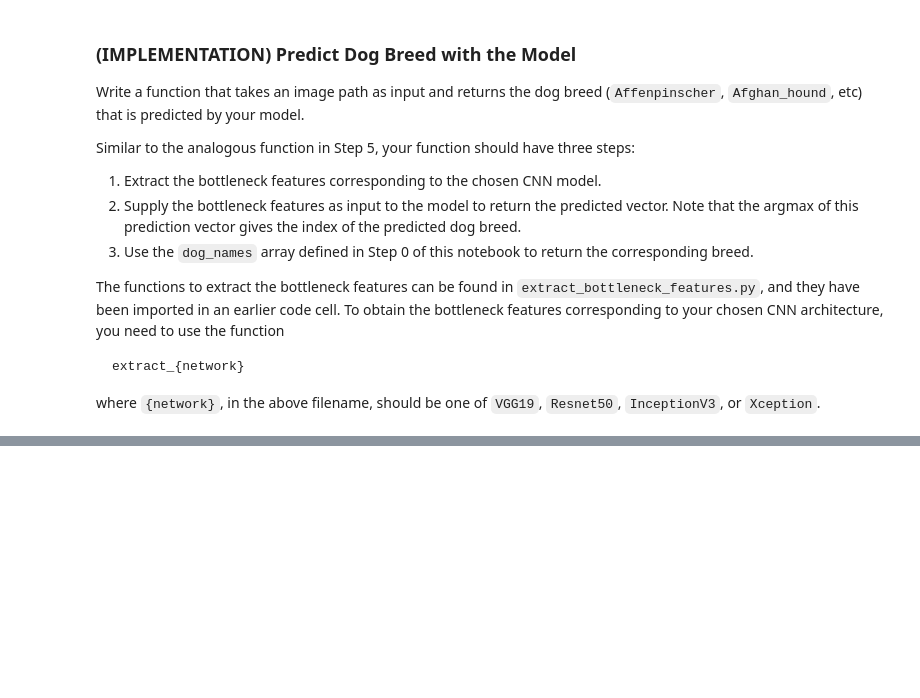
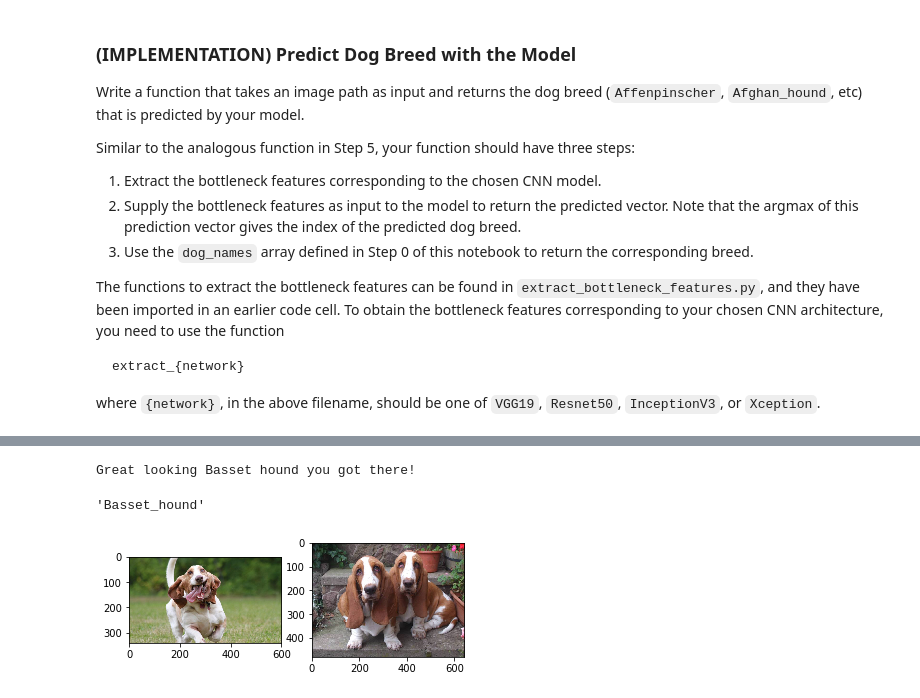
Before and after one commit to FyZyX/dog-project, a Jupyter notebook: dog_app.ipynb, the cells around one changed output, grey strips where cells are left out. Drawn from its saved outputs; the diff is of its cells as text; code cells hidden in the pictures; blank space fills up the shorter version.

```diff
--- a/dog_app.ipynb
+++ b/dog_app.ipynb
@@ -752,0 +787,6 @@ dogImages/train/056.Dachshund/Dachshund_03928.jpg
+# %%
+app("images/happy_dog.jpg")
+# %% [output]
+Great looking Basset hound you got there!
+'Basset_hound'
+[figure, added]
```
Also changed, not shown: parts of 14 cells of this notebook, 8 other files.
